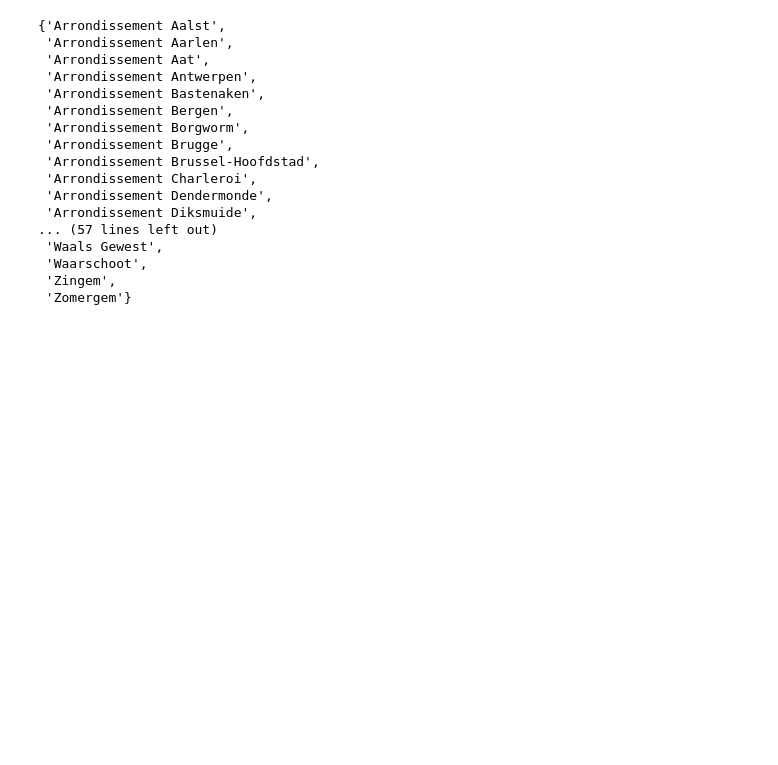
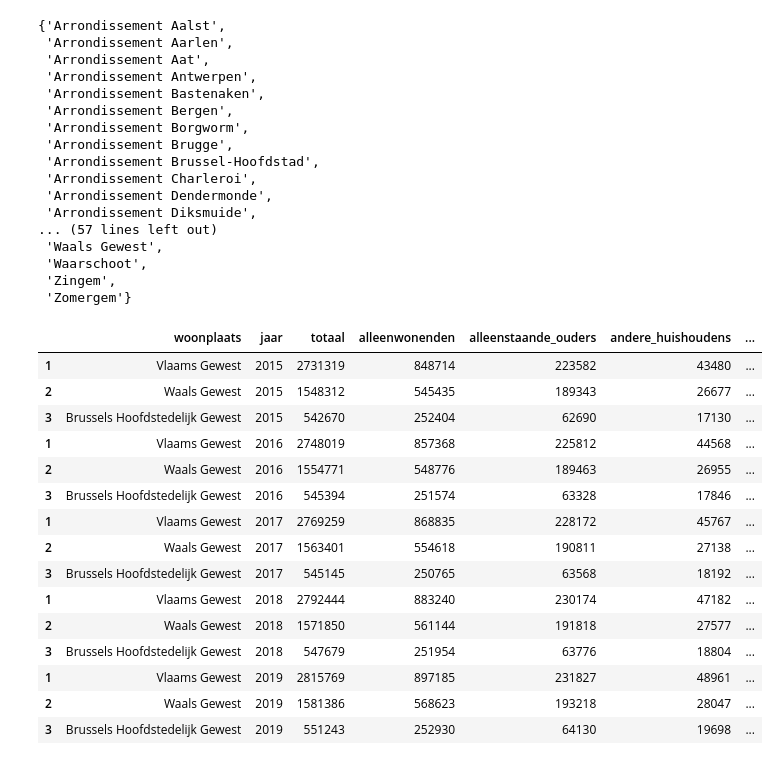
Before and after one commit to ducoquelicot/old_vrtnwsdata, a Jupyter notebook: singles/concat.ipynb, the cells around one changed output. Saved outputs shown, nothing was run; the diff lists cells and outputs as text; code cells hidden in the pictures; blank space fills up the shorter version.

```diff
--- a/singles/concat.ipynb
+++ b/singles/concat.ipynb
@@ -487,3 +487,22 @@ set(huis_list).symmetric_difference(set(new_list))
  'Waarschoot',
  'Zingem',
  'Zomergem'}
+# %%
+huishoudens[(huishoudens.woonplaats == 'Vlaams Gewest') | (huishoudens.woonplaats == 'Waals Gewest') | (huishoudens.woonplaats == 'Brussels Hoofdstedelijk Gewest')]
+# %% [output]
+|  | woonplaats | jaar | totaal | alleenwonenden | alleenstaande_ouders | andere_huishoudens | ... |
+| 1 | Vlaams Gewest | 2015 | 2731319 | 848714 | 223582 | 43480 | ... |
+| 2 | Waals Gewest | 2015 | 1548312 | 545435 | 189343 | 26677 | ... |
+| 3 | Brussels Hoofdstedelijk Gewest | 2015 | 542670 | 252404 | 62690 | 17130 | ... |
+| 1 | Vlaams Gewest | 2016 | 2748019 | 857368 | 225812 | 44568 | ... |
+| 2 | Waals Gewest | 2016 | 1554771 | 548776 | 189463 | 26955 | ... |
+| 3 | Brussels Hoofdstedelijk Gewest | 2016 | 545394 | 251574 | 63328 | 17846 | ... |
+| 1 | Vlaams Gewest | 2017 | 2769259 | 868835 | 228172 | 45767 | ... |
+| 2 | Waals Gewest | 2017 | 1563401 | 554618 | 190811 | 27138 | ... |
+| 3 | Brussels Hoofdstedelijk Gewest | 2017 | 545145 | 250765 | 63568 | 18192 | ... |
+| 1 | Vlaams Gewest | 2018 | 2792444 | 883240 | 230174 | 47182 | ... |
+| 2 | Waals Gewest | 2018 | 1571850 | 561144 | 191818 | 27577 | ... |
+| 3 | Brussels Hoofdstedelijk Gewest | 2018 | 547679 | 251954 | 63776 | 18804 | ... |
+| 1 | Vlaams Gewest | 2019 | 2815769 | 897185 | 231827 | 48961 | ... |
+| 2 | Waals Gewest | 2019 | 1581386 | 568623 | 193218 | 28047 | ... |
+| 3 | Brussels Hoofdstedelijk Gewest | 2019 | 551243 | 252930 | 64130 | 19698 | ... |
```
Also changed, not shown: parts of 2 cells of this notebook, 1 other file.
